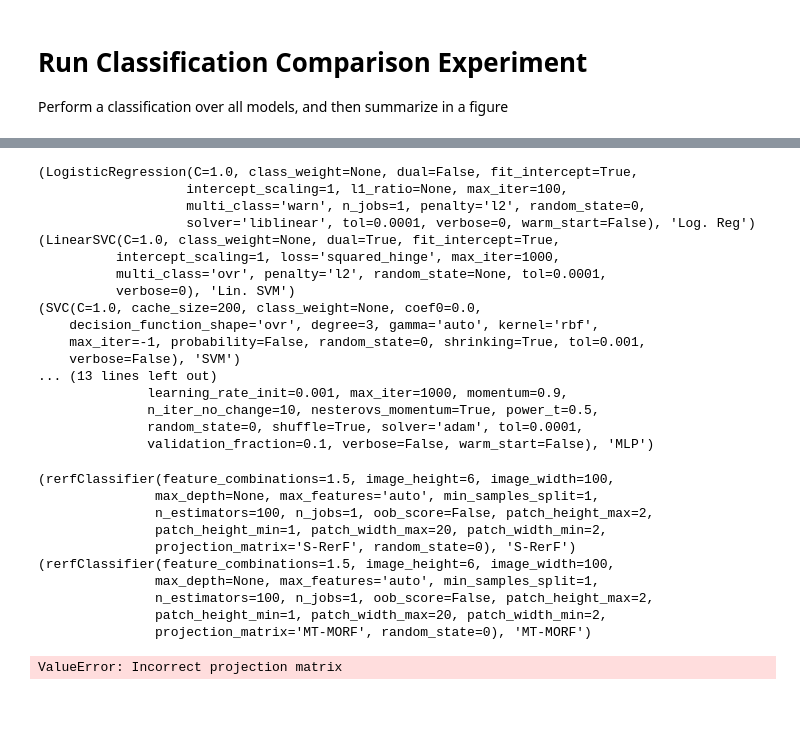
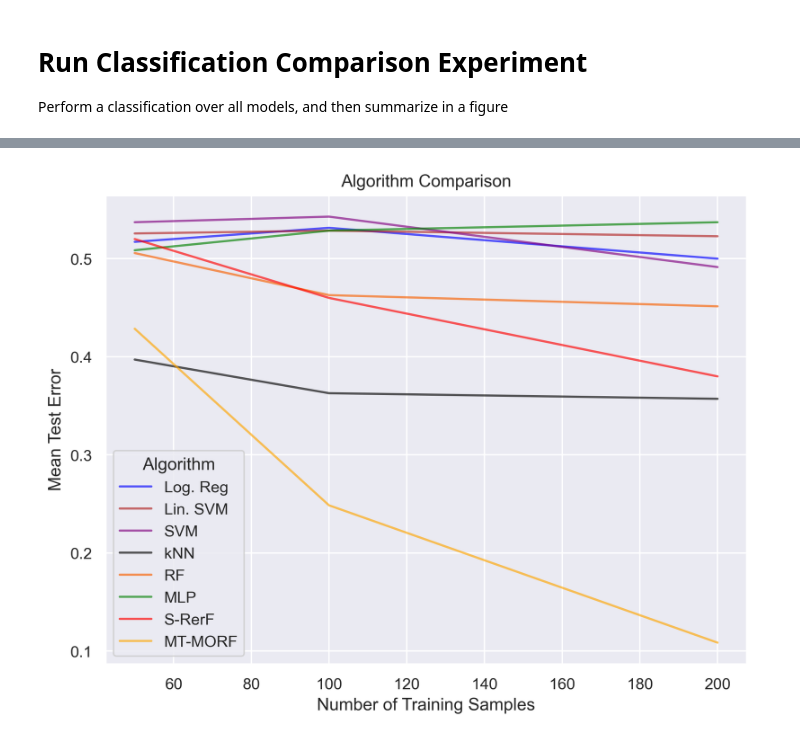
Before and after one commit to neurodata/SPORF, a Jupyter notebook: docs/demos/S-RerF/MToRF-demo.ipynb, the cells around one changed output, grey strips where cells are left out. Drawn from its saved outputs; the diff is of its cells as text; code cells hidden in the pictures; blank space fills up the shorter version.

```diff
--- a/docs/demos/S-RerF/MToRF-demo.ipynb
+++ b/docs/demos/S-RerF/MToRF-demo.ipynb
@@ -224,7 +225,7 @@ f.write("classifier,n,Lhat,trainTime,testTime,iterate\n")
 f.flush()
 
 for n, clf, iteration in tqdm(runList):
-    print(clf)
+    # print(clf)
     if X_train.ndim == 3:
         X_train = X_train.reshape(-1, X_train.shape[-1]).T
     if X_test.ndim == 3:
@@ -250,63 +251,36 @@ for n, clf, iteration in tqdm(runList):
     f.flush()
 
 f.close()
-# %% [output]
-(LogisticRegression(C=1.0, class_weight=None, dual=False, fit_intercept=True,
-                   intercept_scaling=1, l1_ratio=None, max_iter=100,
-                   multi_class='warn', n_jobs=1, penalty='l2', random_state=0,
-                   solver='liblinear', tol=0.0001, verbose=0, warm_start=False), 'Log. Reg')
-(LinearSVC(C=1.0, class_weight=None, dual=True, fit_intercept=True,
-          intercept_scaling=1, loss='squared_hinge', max_iter=1000,
-          multi_class='ovr', penalty='l2', random_state=None, tol=0.0001,
-          verbose=0), 'Lin. SVM')
-(SVC(C=1.0, cache_size=200, class_weight=None, coef0=0.0,
-    decision_function_shape='ovr', degree=3, gamma='auto', kernel='rbf',
-    max_iter=-1, probability=False, random_state=0, shrinking=True, tol=0.001,
-    verbose=False), 'SVM')
-... (13 lines left out)
-              learning_rate_init=0.001, max_iter=1000, momentum=0.9,
-              n_iter_no_change=10, nesterovs_momentum=True, power_t=0.5,
-              random_state=0, shuffle=True, solver='adam', tol=0.0001,
-              validation_fraction=0.1, verbose=False, warm_start=False), 'MLP')
-(rerfClassifier(feature_combinations=1.5, image_height=6, image_width=100,
-               max_depth=None, max_features='auto', min_samples_split=1,
-               n_estimators=100, n_jobs=1, oob_score=False, patch_height_max=2,
-               patch_height_min=1, patch_width_max=20, patch_width_min=2,
-               projection_matrix='S-RerF', random_state=0), 'S-RerF')
-(rerfClassifier(feature_combinations=1.5, image_height=6, image_width=100,
-               max_depth=None, max_features='auto', min_samples_split=1,
-               n_estimators=100, n_jobs=1, oob_score=False, patch_height_max=2,
-               patch_height_min=1, patch_width_max=20, patch_width_min=2,
-               projection_matrix='MT-MORF', random_state=0), 'MT-MORF')
-ValueError: Incorrect projection matrix
 # %%
-dat = pd.read_csv("s-rerf_impulse_experiment.csv")
+dat = pd.read_csv("mt-morf_impulse_experiment.csv")
 
 d1 = pd.DataFrame(columns = ['classifier', 'n', 'Lhat', 'color'])
 
 k = 0
 for ni in np.unique(dat['n']):
     for cl in np.unique(dat['classifier']):
 
         tmp = dat[np.logical_and(dat['classifier'] == cl,dat['n'] == ni)][['n', 'Lhat']]
 
         list(tmp.mean())
         d1.loc[k] = [cl] + list(tmp.mean()) + [names[cl]]
         k += 1
 
 
 sns.set(style="darkgrid", rc={'figure.figsize':[12,8], 'figure.dpi': 300})
 fig, ax = plt.subplots(figsize = (8,6))
 
 for key in names.keys():
     grp = d1[d1['classifier'] == key]
     ax = grp.plot(ax=ax, kind='line', x='n', y='Lhat', label=key, \
             c = names[key], alpha =0.65)
     #ax.set_yscale('log')
 
 plt.legend(loc='best',title='Algorithm')
 plt.title('Algorithm Comparison')
 plt.ylabel('Mean Test Error')
 plt.xlabel('Number of Training Samples')
 #plt.savefig('./s-rerf_impulse_experiment.pdf',dpi=300,format='pdf')
 plt.show()
+# %% [output]
+[figure, added]
```
Also changed, not shown: parts of 3 cells of this notebook.
